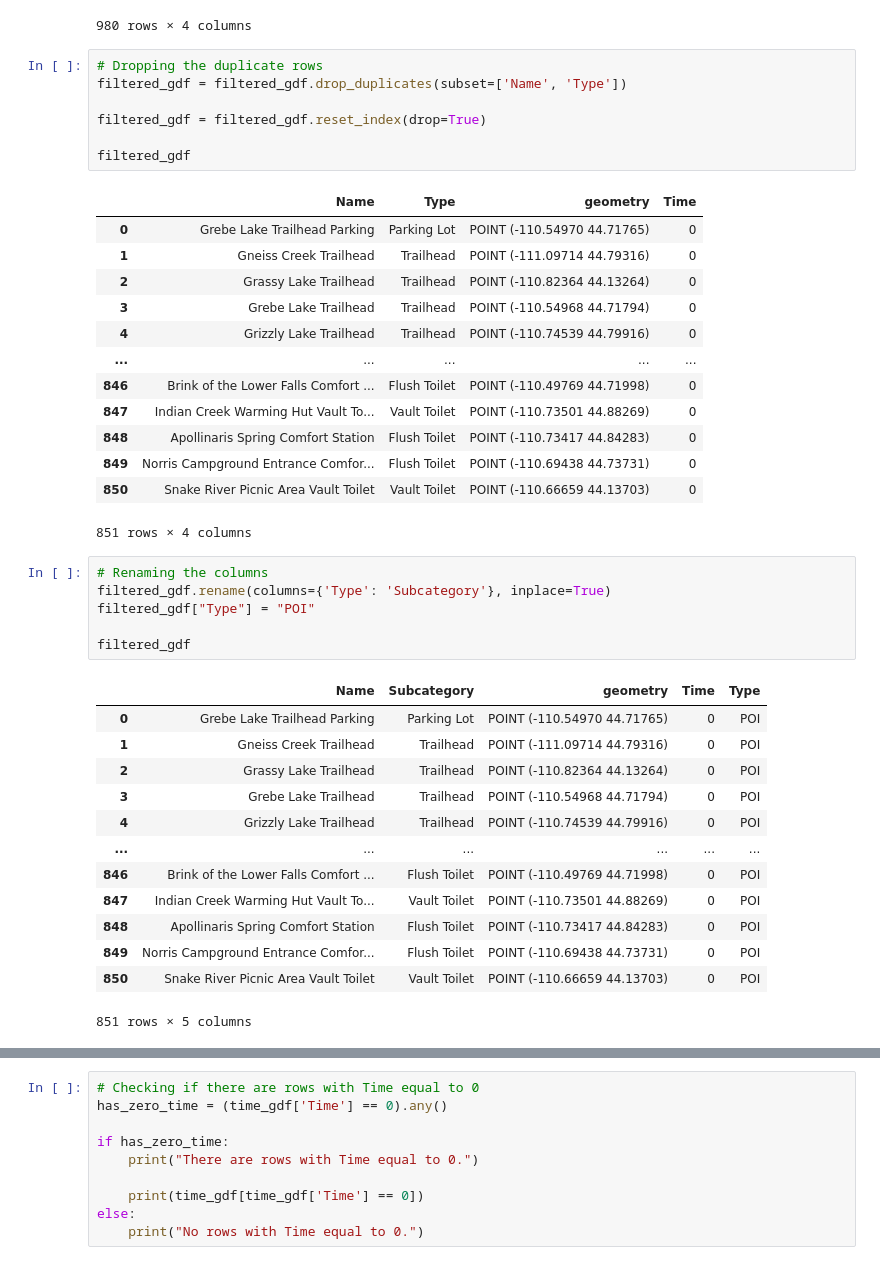
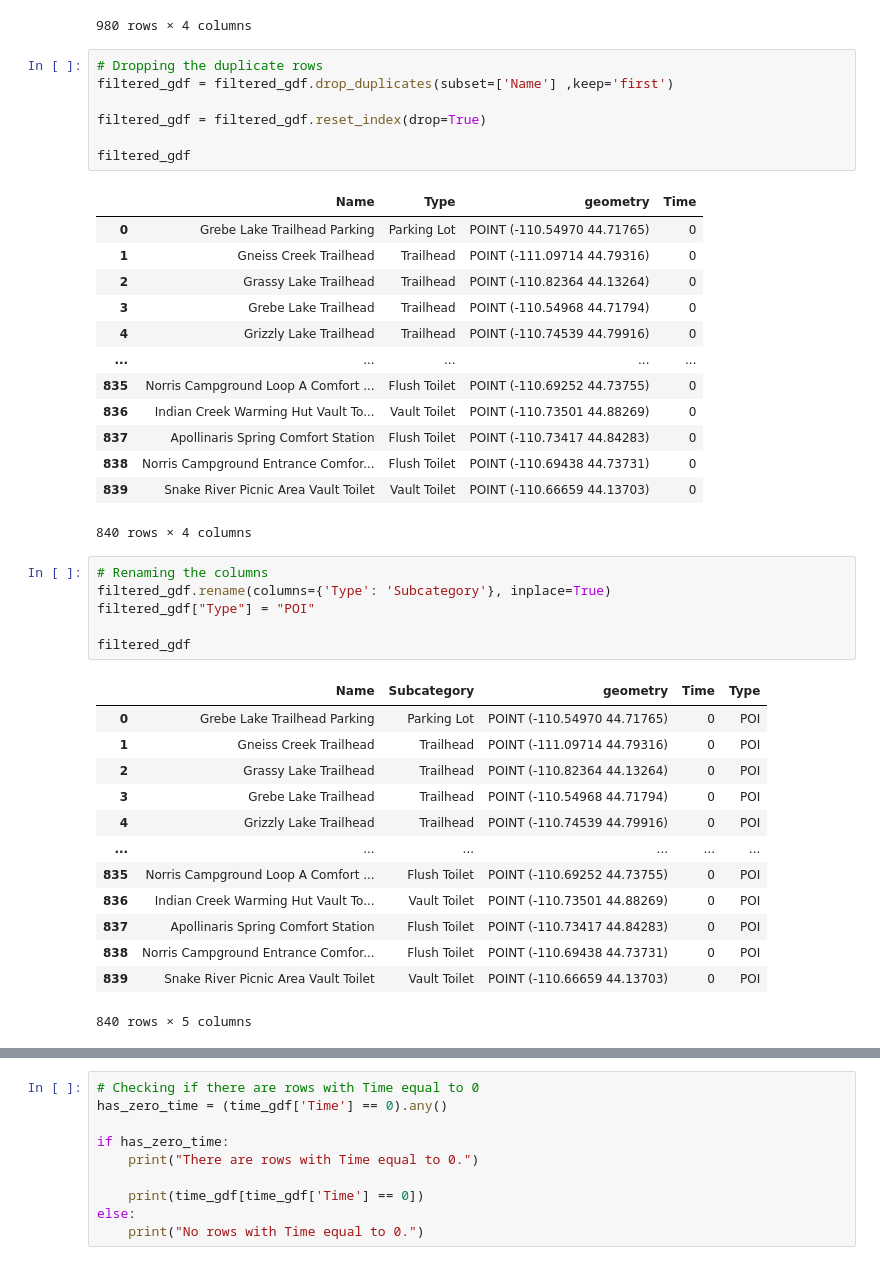
Before and after one commit to Weitzman-MUSA-JavaScript/dashboard-project, a Jupyter notebook: data/pois_data_process.ipynb, the cells around one changed output, grey strips where cells are left out. Drawn from its saved outputs; the diff is of its cells as text.

```diff
--- a/data/pois_data_process.ipynb
+++ b/data/pois_data_process.ipynb
@@ -83,25 +83,25 @@ filtered_gdf
 980 rows × 4 columns
 # %%
 # Dropping the duplicate rows
-filtered_gdf = filtered_gdf.drop_duplicates(subset=['Name', 'Type'])
+filtered_gdf = filtered_gdf.drop_duplicates(subset=['Name'] ,keep='first')
 
 filtered_gdf = filtered_gdf.reset_index(drop=True)
 
 filtered_gdf
 # %% [output]
 |  | Name | Type | geometry | Time |
 | 0 | Grebe Lake Trailhead Parking | Parking Lot | POINT (-110.54970 44.71765) | 0 |
 | 1 | Gneiss Creek Trailhead | Trailhead | POINT (-111.09714 44.79316) | 0 |
 | 2 | Grassy Lake Trailhead | Trailhead | POINT (-110.82364 44.13264) | 0 |
 | 3 | Grebe Lake Trailhead | Trailhead | POINT (-110.54968 44.71794) | 0 |
 | 4 | Grizzly Lake Trailhead | Trailhead | POINT (-110.74539 44.79916) | 0 |
 | ... | ... | ... | ... | ... |
-| 846 | Brink of the Lower Falls Comfort ... | Flush Toilet | POINT (-110.49769 44.71998) | 0 |
-| 847 | Indian Creek Warming Hut Vault To... | Vault Toilet | POINT (-110.73501 44.88269) | 0 |
-| 848 | Apollinaris Spring Comfort Station | Flush Toilet | POINT (-110.73417 44.84283) | 0 |
-| 849 | Norris Campground Entrance Comfor... | Flush Toilet | POINT (-110.69438 44.73731) | 0 |
-| 850 | Snake River Picnic Area Vault Toilet | Vault Toilet | POINT (-110.66659 44.13703) | 0 |
+| 835 | Norris Campground Loop A Comfort ... | Flush Toilet | POINT (-110.69252 44.73755) | 0 |
+| 836 | Indian Creek Warming Hut Vault To... | Vault Toilet | POINT (-110.73501 44.88269) | 0 |
+| 837 | Apollinaris Spring Comfort Station | Flush Toilet | POINT (-110.73417 44.84283) | 0 |
+| 838 | Norris Campground Entrance Comfor... | Flush Toilet | POINT (-110.69438 44.73731) | 0 |
+| 839 | Snake River Picnic Area Vault Toilet | Vault Toilet | POINT (-110.66659 44.13703) | 0 |
-851 rows × 4 columns
+840 rows × 4 columns
 # %%
 # Renaming the columns
 filtered_gdf.rename(columns={'Type': 'Subcategory'}, inplace=True)
@@ -116,12 +116,12 @@ filtered_gdf
 | 3 | Grebe Lake Trailhead | Trailhead | POINT (-110.54968 44.71794) | 0 | POI |
 | 4 | Grizzly Lake Trailhead | Trailhead | POINT (-110.74539 44.79916) | 0 | POI |
 | ... | ... | ... | ... | ... | ... |
-| 846 | Brink of the Lower Falls Comfort ... | Flush Toilet | POINT (-110.49769 44.71998) | 0 | POI |
-| 847 | Indian Creek Warming Hut Vault To... | Vault Toilet | POINT (-110.73501 44.88269) | 0 | POI |
-| 848 | Apollinaris Spring Comfort Station | Flush Toilet | POINT (-110.73417 44.84283) | 0 | POI |
-| 849 | Norris Campground Entrance Comfor... | Flush Toilet | POINT (-110.69438 44.73731) | 0 | POI |
-| 850 | Snake River Picnic Area Vault Toilet | Vault Toilet | POINT (-110.66659 44.13703) | 0 | POI |
+| 835 | Norris Campground Loop A Comfort ... | Flush Toilet | POINT (-110.69252 44.73755) | 0 | POI |
+| 836 | Indian Creek Warming Hut Vault To... | Vault Toilet | POINT (-110.73501 44.88269) | 0 | POI |
+| 837 | Apollinaris Spring Comfort Station | Flush Toilet | POINT (-110.73417 44.84283) | 0 | POI |
+| 838 | Norris Campground Entrance Comfor... | Flush Toilet | POINT (-110.69438 44.73731) | 0 | POI |
+| 839 | Snake River Picnic Area Vault Toilet | Vault Toilet | POINT (-110.66659 44.13703) | 0 | POI |
-851 rows × 5 columns
+840 rows × 5 columns
 # %%
 # Replacing the values in the 'Subcategory' column
 filtered_gdf['Subcategory'] = filtered_gdf['Subcategory'].replace({
```
Also changed, not shown: parts of 17 cells of this notebook, 3 other files.
